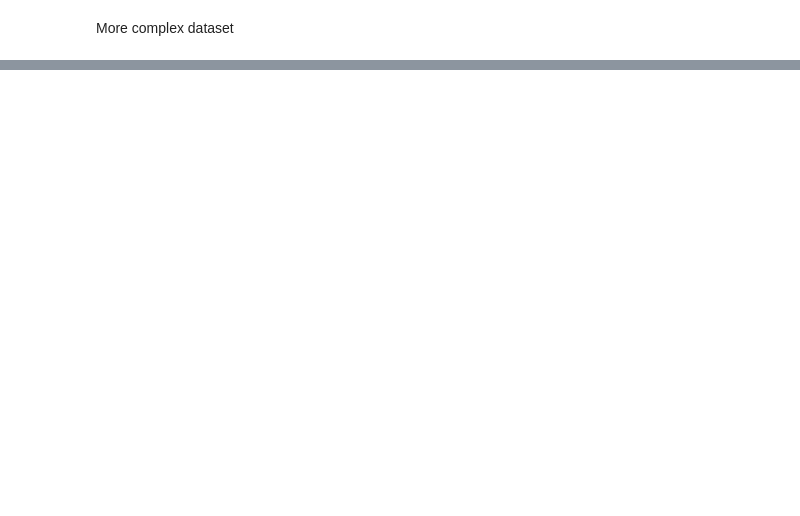
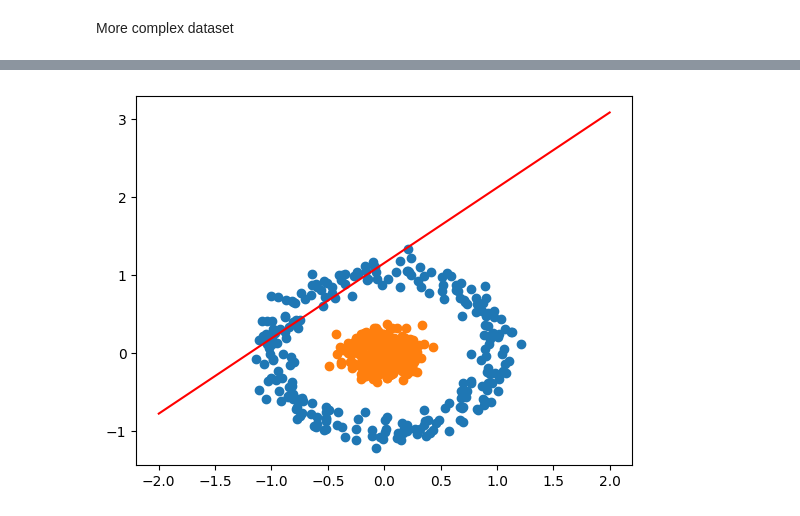
Before and after one commit to Vey27/Deep-Learning-and-Computer-Vision, a Jupyter notebook: Perceptron.ipynb, the cells around one changed output, grey strips where cells are left out. Saved outputs shown, nothing was run; the diff lists cells and outputs as text; code cells hidden in the pictures; blank space fills up the shorter version.

```diff
--- a/Perceptron.ipynb
+++ b/Perceptron.ipynb
@@ -199,0 +222,14 @@ More complex dataset
+# %%
+[w, b] = model.parameters()
+w1, w2 = w.view(2)
+def get_params():
+  return (w1.item(), w2.item(), b[0].item())
+# %%
+def plot_fit(title):
+  plt.title = title
+  w1, w2, b1 = get_params()
+  x1 = np.array([-2, 2])
+  x2 = (w1*x1 + b1)/(-w2)
+  plt.plot(x1, x2, 'r')
+  scatter_plot()
+  plt.show()
@@ -199,0 +240,4 @@ More complex dataset
+# %%
+plot_fit('Initial Model')
+# %% [output]
+[figure, added]
```
Also changed, not shown: parts of 16 cells of this notebook.
